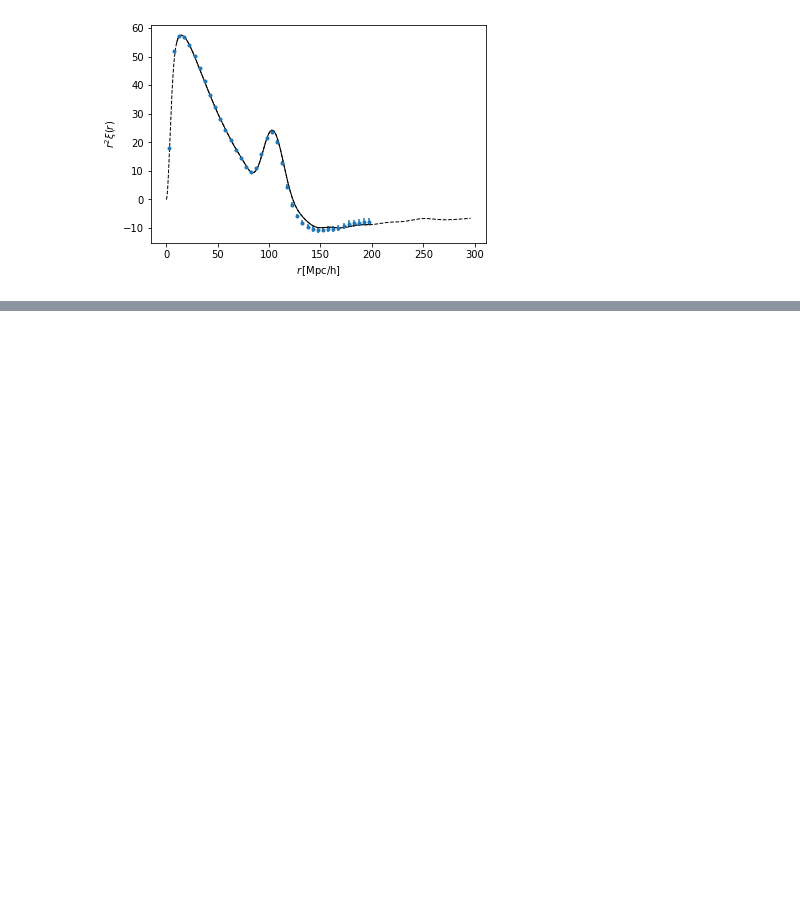
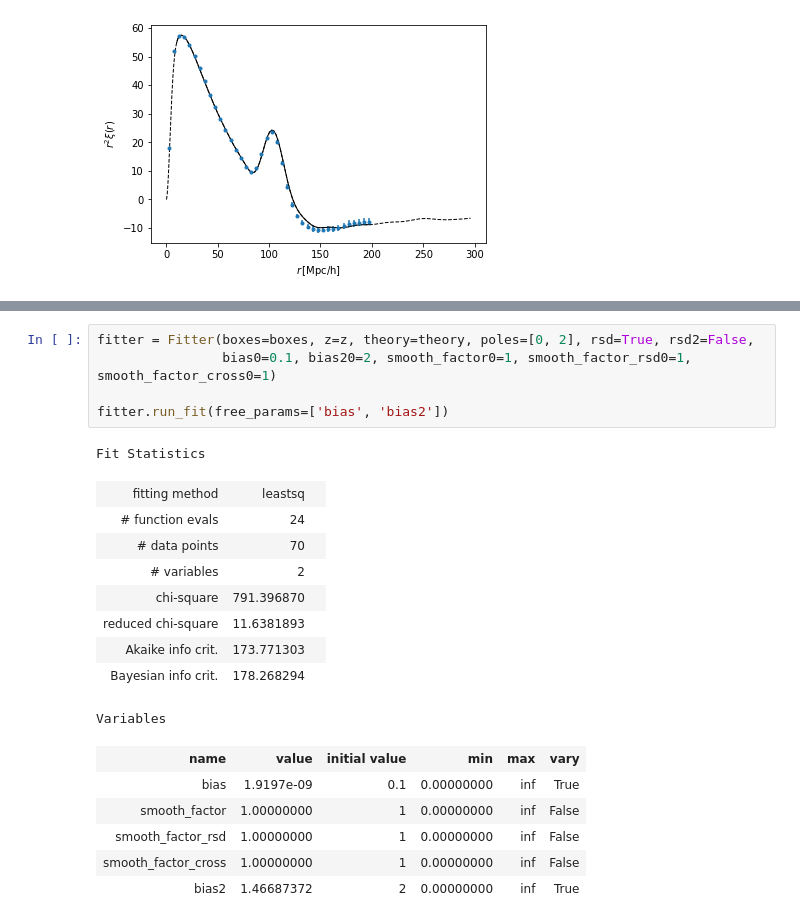
Before and after one commit to cramirezpe/modules-corrf-analysis, a Jupyter notebook: simple_tutorial.ipynb, the cells around one changed output, grey strips where cells are left out. Drawn from its saved outputs; the diff is of its cells as text; blank space fills up the shorter version.

```diff
--- a/simple_tutorial.ipynb
+++ b/simple_tutorial.ipynb
@@ -133,0 +185,22 @@ Plots.plot_best_fit(fitter=fitter, pole=pole, ax=ax, plot_args=dict(c='k', lw=1,
+# %%
+fitter = Fitter(boxes=boxes, z=z, theory=theory, poles=[0, 2], rsd=True, rsd2=False,
+                bias0=0.1, bias20=2, smooth_factor0=1, smooth_factor_rsd0=1, smooth_factor_cross0=1)
+
+fitter.run_fit(free_params=['bias', 'bias2'])
+# %% [output]
+Fit Statistics
+| fitting method | leastsq |  |
+| # function evals | 24 |  |
+| # data points | 70 |  |
+| # variables | 2 |  |
+| chi-square | 791.396870 |  |
+| reduced chi-square | 11.6381893 |  |
+| Akaike info crit. | 173.771303 |  |
+| Bayesian info crit. | 178.268294 |  |
+Variables
+| name | value | initial value | min | max | vary |
+| bias | 1.9197e-09 | 0.1 | 0.00000000 | inf | True |
+| smooth_factor | 1.00000000 | 1 | 0.00000000 | inf | False |
+| smooth_factor_rsd | 1.00000000 | 1 | 0.00000000 | inf | False |
+| smooth_factor_cross | 1.00000000 | 1 | 0.00000000 | inf | False |
+| bias2 | 1.46687372 | 2 | 0.00000000 | inf | True |
```
Also changed, not shown: parts of 13 cells of this notebook, 1 other file.
